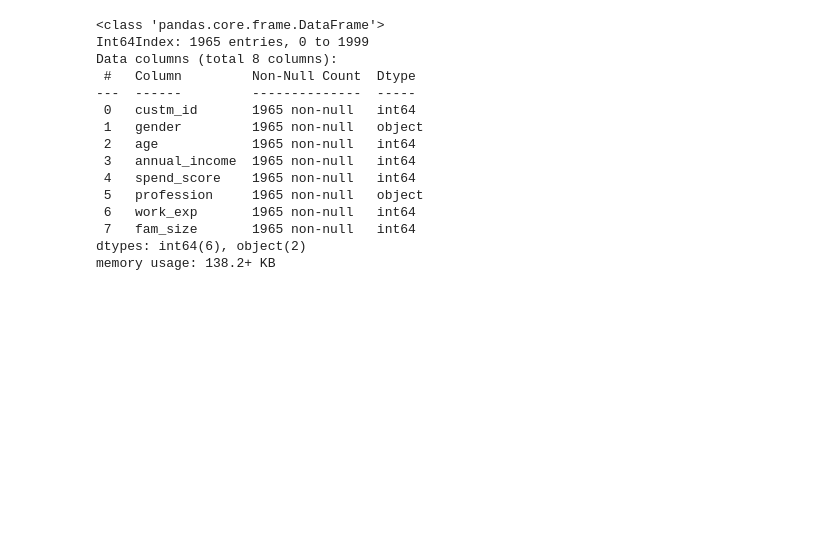
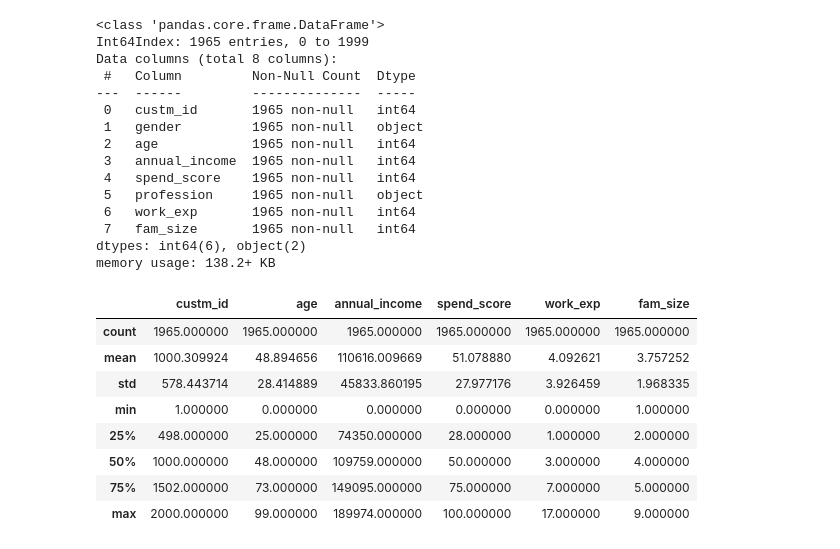
Before and after one commit to leon-czarlinski/ProfileAnalysis, a Jupyter notebook: ProfileAnalysis.ipynb, the cells around one changed output. Saved outputs shown, nothing was run; the diff lists cells and outputs as text; code cells hidden in the pictures; blank space fills up the shorter version.

```diff
--- a/ProfileAnalysis.ipynb
+++ b/ProfileAnalysis.ipynb
@@ -128,3 +151,15 @@ Data columns (total 8 columns):
  7   fam_size       1965 non-null   int64
 dtypes: int64(6), object(2)
 memory usage: 138.2+ KB
+# %%
+profile_df_cp.describe()
+# %% [output]
+|  | custm_id | age | annual_income | spend_score | work_exp | fam_size |
+| count | 1965.000000 | 1965.000000 | 1965.000000 | 1965.000000 | 1965.000000 | 1965.000000 |
+| mean | 1000.309924 | 48.894656 | 110616.009669 | 51.078880 | 4.092621 | 3.757252 |
+| std | 578.443714 | 28.414889 | 45833.860195 | 27.977176 | 3.926459 | 1.968335 |
+| min | 1.000000 | 0.000000 | 0.000000 | 0.000000 | 0.000000 | 1.000000 |
+| 25% | 498.000000 | 25.000000 | 74350.000000 | 28.000000 | 1.000000 | 2.000000 |
+| 50% | 1000.000000 | 48.000000 | 109759.000000 | 50.000000 | 3.000000 | 4.000000 |
+| 75% | 1502.000000 | 73.000000 | 149095.000000 | 75.000000 | 7.000000 | 5.000000 |
+| max | 2000.000000 | 99.000000 | 189974.000000 | 100.000000 | 17.000000 | 9.000000 |
```
Also changed, not shown: parts of 14 cells of this notebook.
